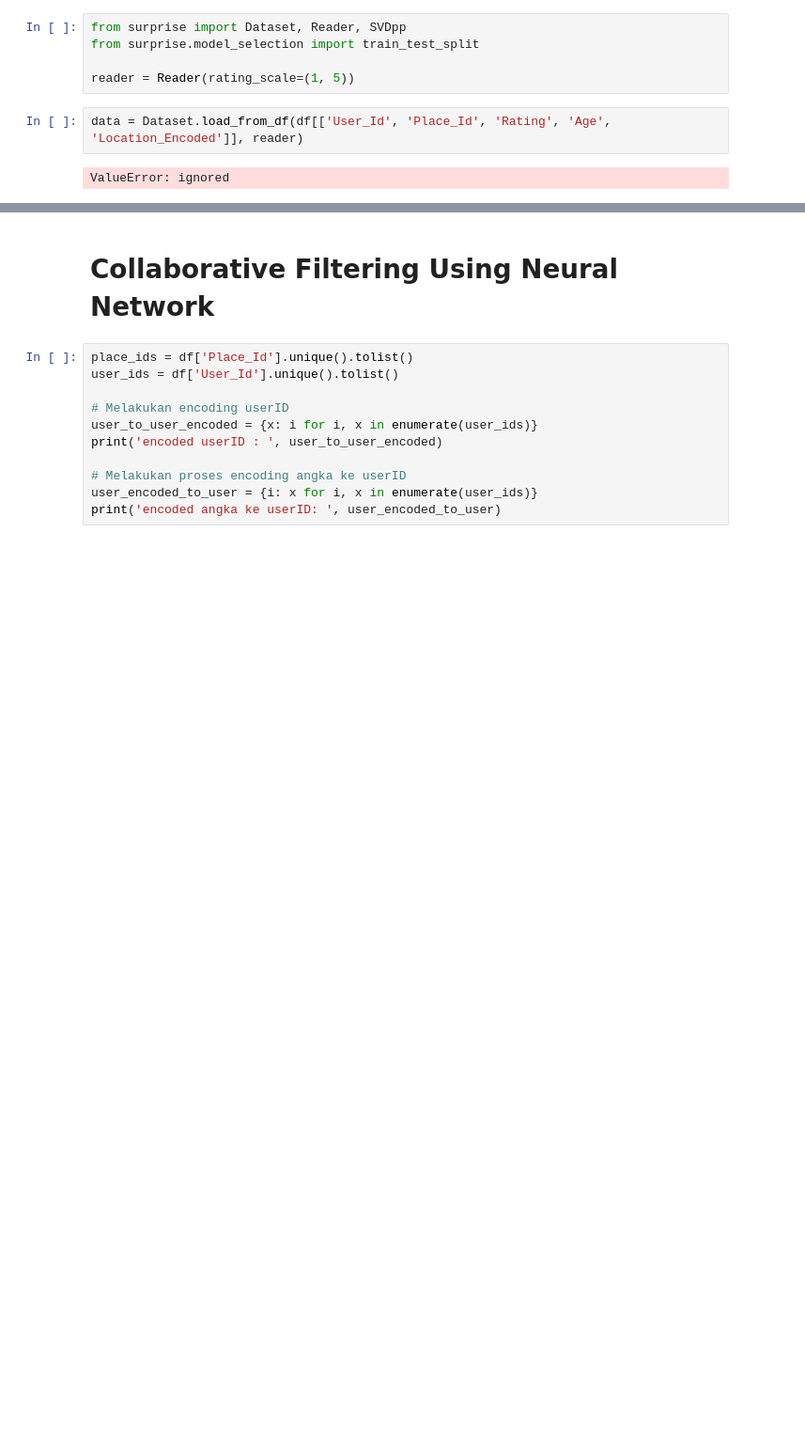
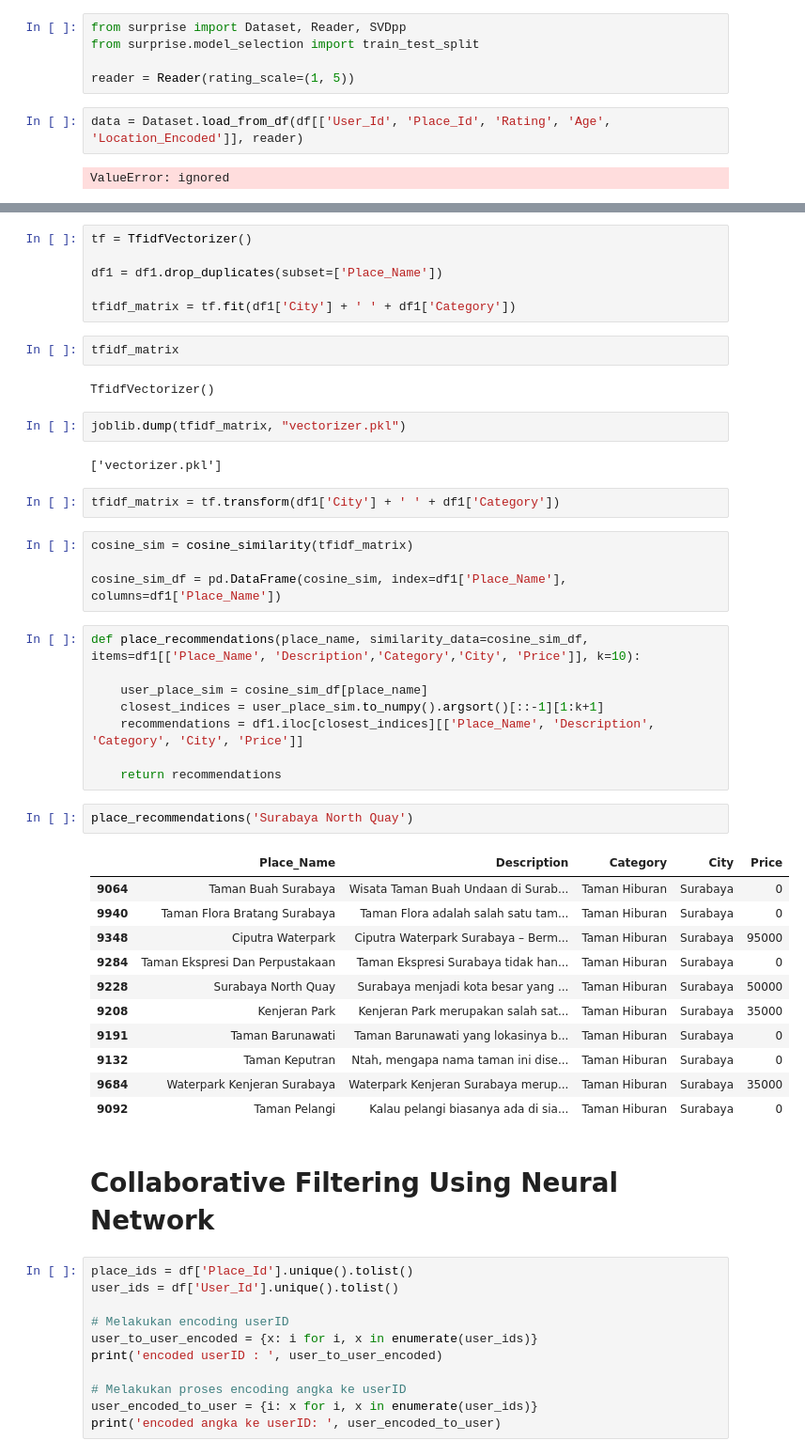
Before and after one commit to MuhFaridanSutariya/Pacmann-Recommendation-System, a Jupyter notebook: notebook/final_hackathon_pacmann(modeling).ipynb, the cells around one changed output, grey strips where cells are left out. Shown at 94% size. Saved outputs shown, nothing was run; the diff lists cells and outputs as text; blank space fills up the shorter version.

```diff
--- a/notebook/final_hackathon_pacmann(modeling).ipynb
+++ b/notebook/final_hackathon_pacmann(modeling).ipynb
@@ -384,3 +403,45 @@ ValueError: ignored
+# %%
+tf = TfidfVectorizer()
+
+df1 = df1.drop_duplicates(subset=['Place_Name'])
+
+tfidf_matrix = tf.fit(df1['City'] + ' ' + df1['Category'])
+# %%
+tfidf_matrix
+# %% [output]
+TfidfVectorizer()
+# %%
+joblib.dump(tfidf_matrix, "vectorizer.pkl")
+# %% [output]
+['vectorizer.pkl']
+# %%
+tfidf_matrix = tf.transform(df1['City'] + ' ' + df1['Category'])
+# %%
+cosine_sim = cosine_similarity(tfidf_matrix)
+
+cosine_sim_df = pd.DataFrame(cosine_sim, index=df1['Place_Name'], columns=df1['Place_Name'])
+# %%
+def place_recommendations(place_name, similarity_data=cosine_sim_df, items=df1[['Place_Name', 'Description','Category','City', 'Price']], k=10):
+
+    user_place_sim = cosine_sim_df[place_name]
+    closest_indices = user_place_sim.to_numpy().argsort()[::-1][1:k+1]
+    recommendations = df1.iloc[closest_indices][['Place_Name', 'Description', 'Category', 'City', 'Price']]
+
+    return recommendations
+# %%
+place_recommendations('Surabaya North Quay')
+# %% [output]
+|  | Place_Name | Description | Category | City | Price |
+| 9064 | Taman Buah Surabaya | Wisata Taman Buah Undaan di Surab... | Taman Hiburan | Surabaya | 0 |
+| 9940 | Taman Flora Bratang Surabaya | Taman Flora adalah salah satu tam... | Taman Hiburan | Surabaya | 0 |
+| 9348 | Ciputra Waterpark | Ciputra Waterpark Surabaya – Berm... | Taman Hiburan | Surabaya | 95000 |
+| 9284 | Taman Ekspresi Dan Perpustakaan | Taman Ekspresi Surabaya tidak han... | Taman Hiburan | Surabaya | 0 |
+| 9228 | Surabaya North Quay | Surabaya menjadi kota besar yang ... | Taman Hiburan | Surabaya | 50000 |
+| 9208 | Kenjeran Park | Kenjeran Park merupakan salah sat... | Taman Hiburan | Surabaya | 35000 |
+| 9191 | Taman Barunawati | Taman Barunawati yang lokasinya b... | Taman Hiburan | Surabaya | 0 |
+| 9132 | Taman Keputran | Ntah, mengapa nama taman ini dise... | Taman Hiburan | Surabaya | 0 |
+| 9684 | Waterpark Kenjeran Surabaya | Waterpark Kenjeran Surabaya merup... | Taman Hiburan | Surabaya | 35000 |
+| 9092 | Taman Pelangi | Kalau pelangi biasanya ada di sia... | Taman Hiburan | Surabaya | 0 |
 # %% [markdown]
 # Collaborative Filtering Using Neural Network
 # %%
```
Also changed, not shown: parts of 37 cells of this notebook, 11 other files.
